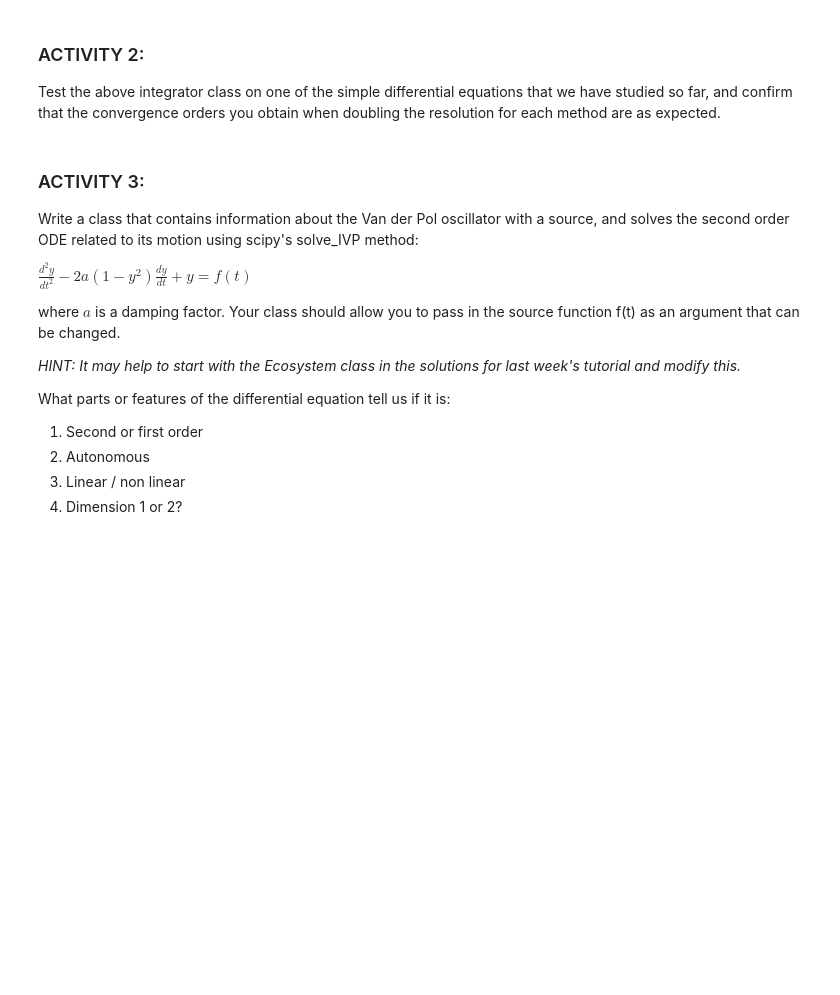
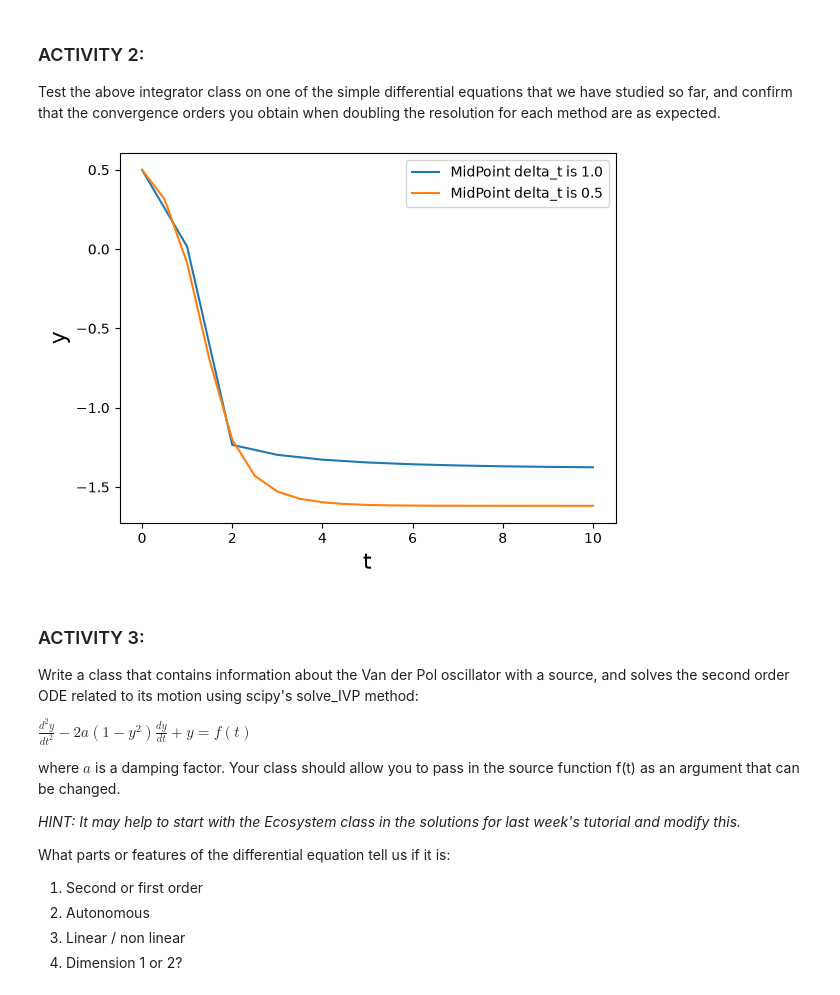
Before and after one commit to AJSUMMERS100/TopicsInSciComp, a Jupyter notebook: Notebooks/Week4_LabExercises.ipynb, the cells around one changed output. Cells and saved outputs as stored; diff of their text form; code cells hidden in the pictures; blank space fills up the shorter version.

```diff
--- a/Notebooks/Week4_LabExercises.ipynb
+++ b/Notebooks/Week4_LabExercises.ipynb
@@ -158,8 +158,30 @@ logistic_integrator.plot_solution()
 Test the above integrator class on one of the simple differential equations that we have studied so far, and confirm that the convergence orders you obtain when doubling the resolution for each method are as expected.
 # %%
 # Test the integrator
+def calculate_dydt(t, y):
+    """Returns the gradient dy/dt for the logistic equation"""
+    dydt = y**2 + y - 1
+    return dydt
 
+max_time = 10.0
+N_time_steps = 10
+
+# Define an object of the class
+#logistic_integrator = ExplicitIntegrator(calculate_logistic_dydt, max_time, N_time_steps, "Euler")
+integrator = ExplicitIntegrator(calculate_dydt, max_time, N_time_steps, "MidPoint")
+# Find and plot the solution
+y0 = np.array(0.5)
+integrator.calculate_solution(y0)
+integrator.plot_solution()
+#print(logistic_integrator.y_solution)
+
+#Update the number of steps and plot again
+integrator.N_time_steps = 20 # Note how this changes the other attributes above
+integrator.calculate_solution(y0)
+integrator.plot_solution()
 # UPDATE ME!
+# %% [output]
+[figure, added]
 # %% [markdown]
 ### ACTIVITY 3:
 
```
